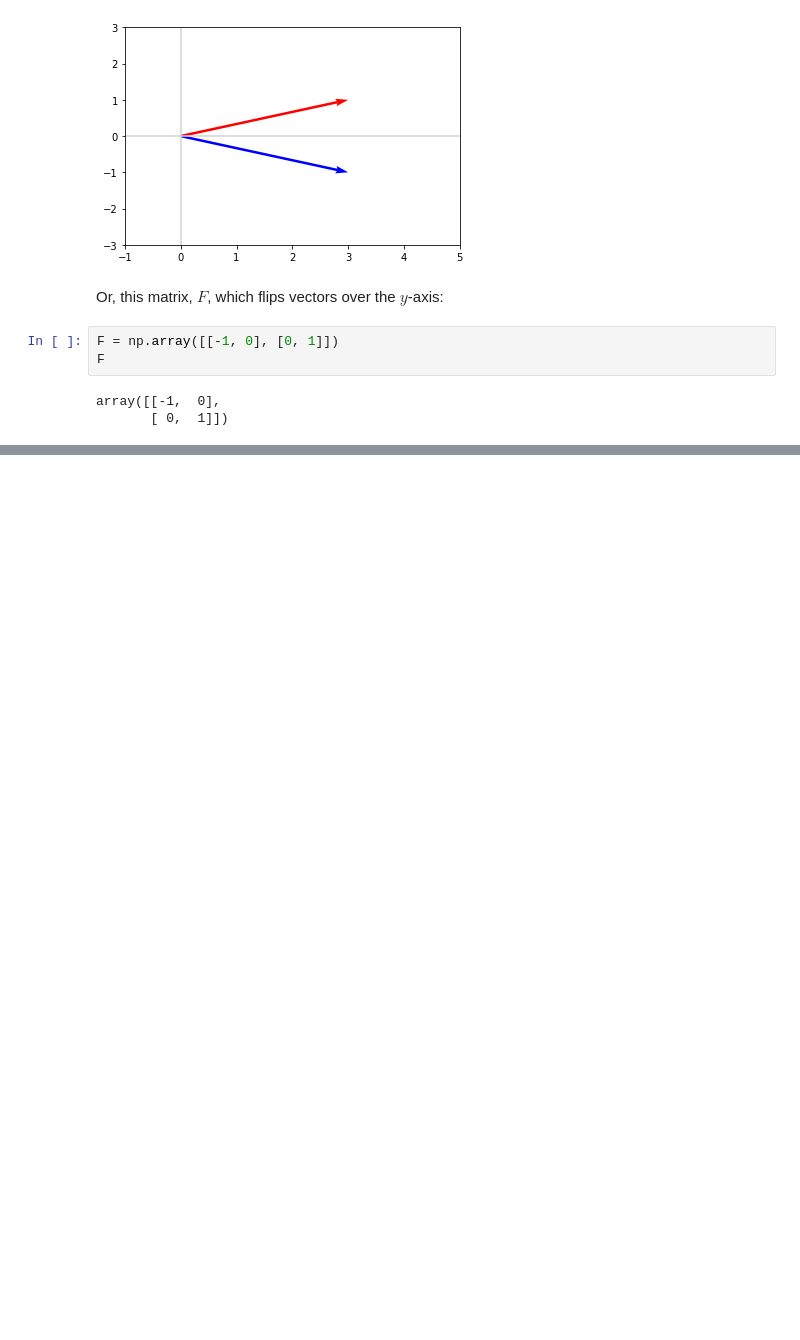
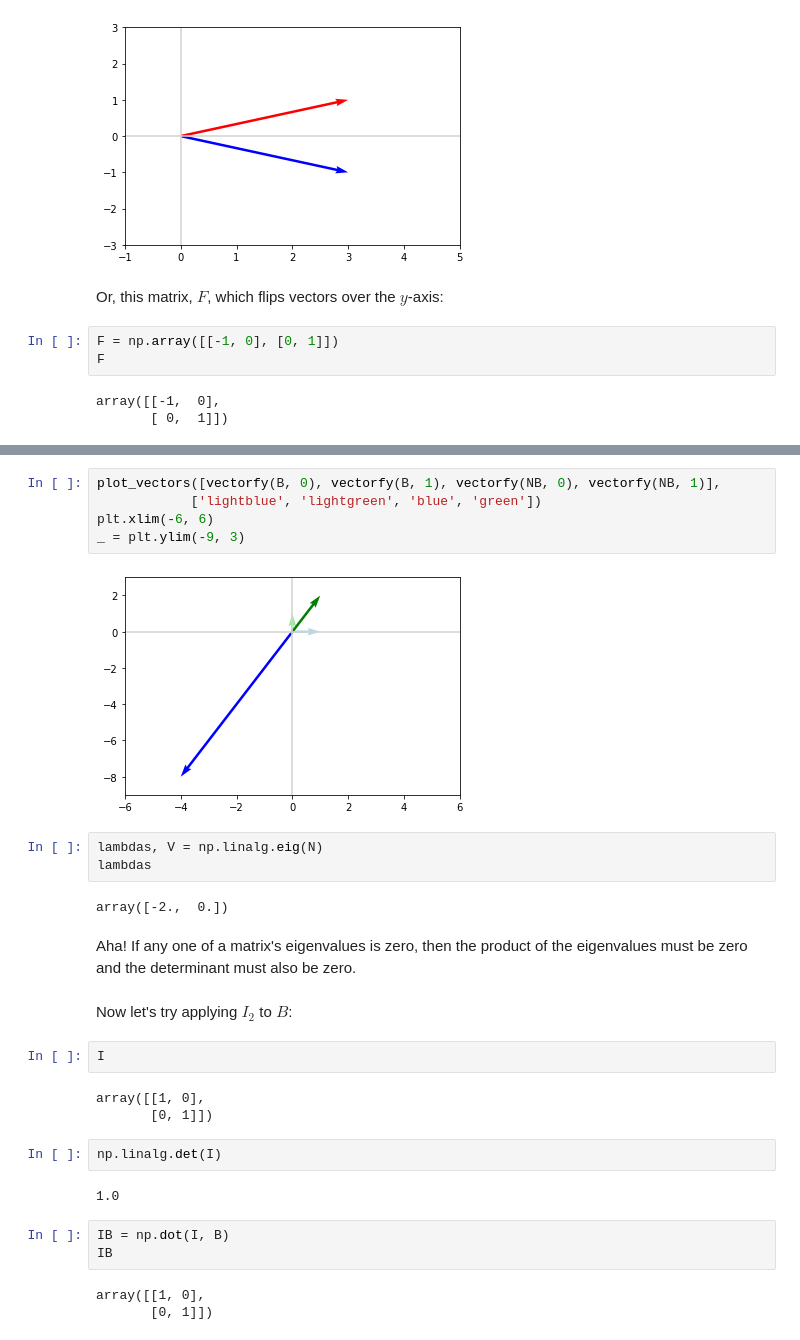
Before and after one commit to irawan09/Machine_Learning, a Jupyter notebook: Mathematical Foundations of ML/2 - Linear Algebra II.ipynb, the cells around one changed output, grey strips where cells are left out. Saved outputs shown, nothing was run; the diff lists cells and outputs as text; blank space fills up the shorter version.

```diff
--- a/Mathematical Foundations of ML/2 - Linear Algebra II.ipynb
+++ b/Mathematical Foundations of ML/2 - Linear Algebra II.ipynb
@@ -456,0 +589,31 @@ plot_vectors([Av, v, Av2, v2], ["blue", "lightblue", "green", "lightgr"])
+# %%
+plot_vectors([vectorfy(B, 0), vectorfy(B, 1), vectorfy(NB, 0), vectorfy(NB, 1)],
+            ['lightblue', 'lightgreen', 'blue', 'green'])
+plt.xlim(-6, 6)
+_ = plt.ylim(-9, 3)
+# %% [output]
+[figure, added]
+# %%
+lambdas, V = np.linalg.eig(N)
+lambdas
+# %% [output]
+array([-2.,  0.])
+# %% [markdown]
+Aha! If any one of a matrix's eigenvalues is zero, then the product of the eigenvalues must be zero and the determinant must also be zero.
+# %% [markdown]
+Now let's try applying $I_2$ to $B$:
+# %%
+I
+# %% [output]
+array([[1, 0],
+       [0, 1]])
+# %%
+np.linalg.det(I)
+# %% [output]
+1.0
+# %%
+IB = np.dot(I, B)
+IB
+# %% [output]
+array([[1, 0],
+       [0, 1]])
```
Also changed, not shown: parts of 129 cells of this notebook.
